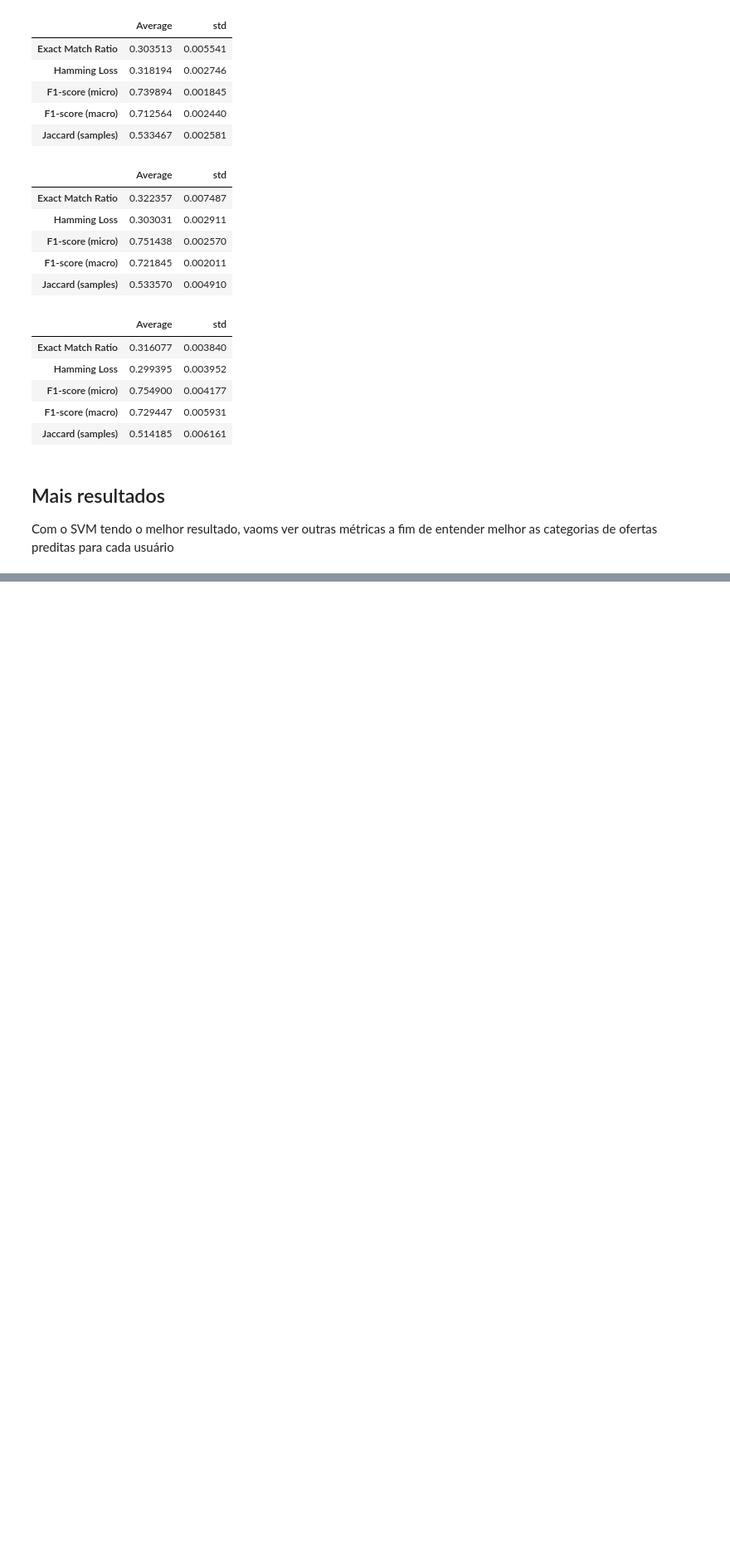
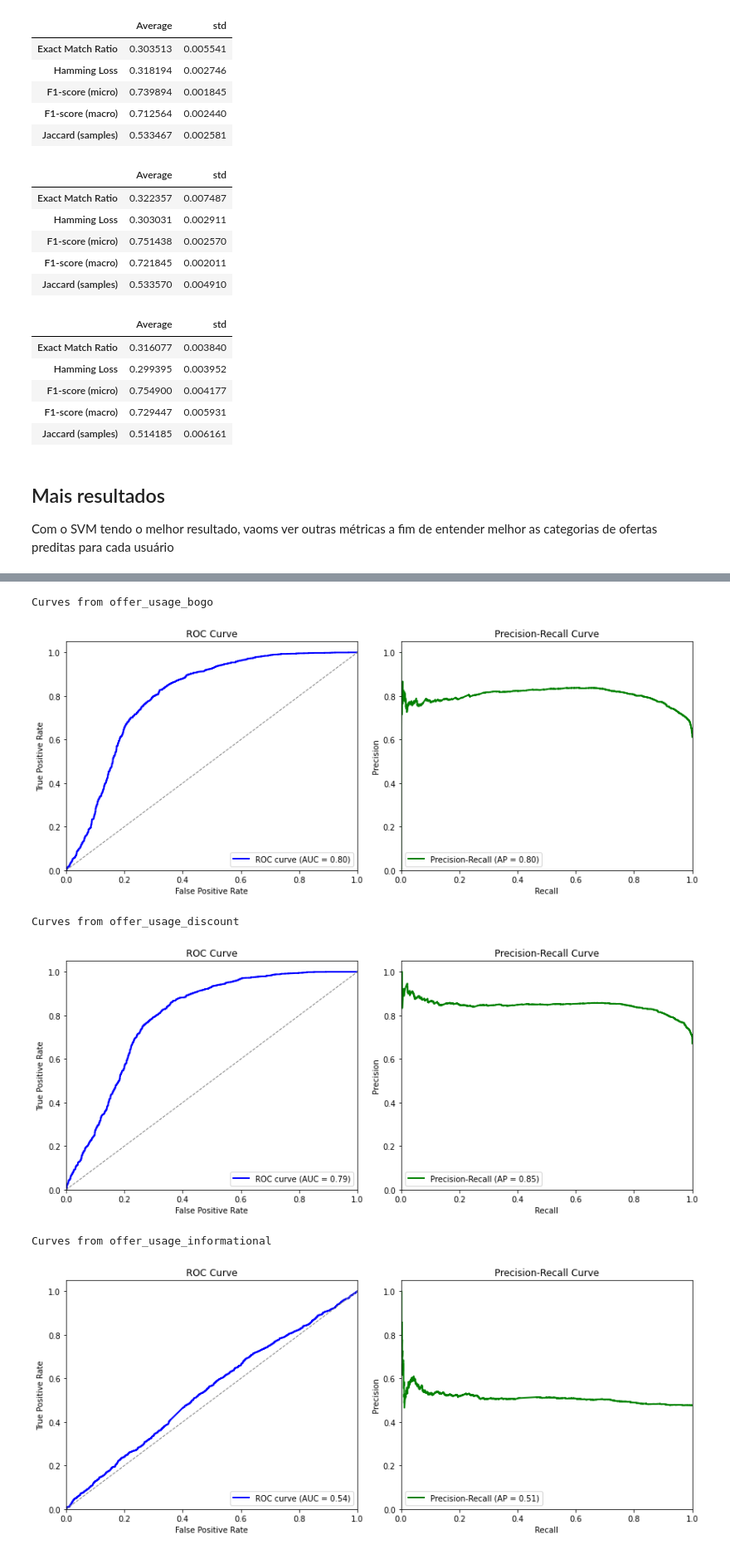
Before and after one commit to gsnasc/ifood-case, a Jupyter notebook: notebooks/ifood_datamodel.ipynb, the cells around one changed output, grey strips where cells are left out. Shown at 83% size. Saved outputs shown, nothing was run; the diff lists cells and outputs as text; code cells hidden in the pictures; blank space fills up the shorter version.

```diff
--- a/notebooks/ifood_datamodel.ipynb
+++ b/notebooks/ifood_datamodel.ipynb
@@ -119,7 +119,7 @@ def evaluate_metrics_each_class(y_test, pred):
 # %% [markdown]
 Lendo os dados gerados no pre-procesamento
 # %%
-df = pd.read_parquet("../data/processed/user_offers_features.parquet")
+df = pd.read_parquet("user_offers_features.parquet")
 # %%
 users_offers_full_final = pd.get_dummies(df.explode("offer_usage"),columns=['offer_usage']).groupby("account_id").max().reset_index()
 users_offers_full_final
@@ -253,0 +238,20 @@ Curves from offer_usage_informational
+# %%
+from sklearn.model_selection import train_test_split
+
+X_train, X_test, y_train, y_test = train_test_split(X, y,random_state=42)
+
+base_model =  SVC(kernel='rbf', C=1.0, gamma='scale',probability=True)
+multi_model = MultiOutputClassifier(base_model)
+multi_model.fit(X_train, y_train)
+
+pred = multi_model.predict(X_test)
+pred_scores = multi_model.predict_proba(X_test)
+
+evaluate_metrics_each_class(y_test, pred)
+# %% [output]
+Curves from offer_usage_bogo
+[figure, added]
+Curves from offer_usage_discount
+[figure, added]
+Curves from offer_usage_informational
+[figure, added]
```
Also changed, not shown: parts of 7 cells of this notebook.
